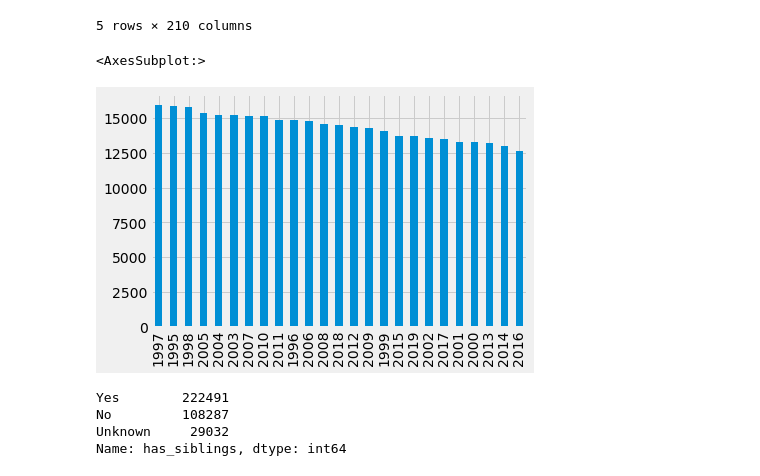
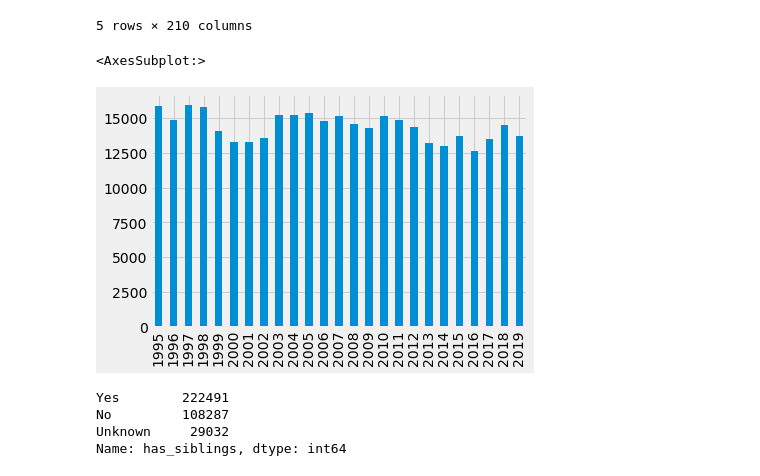
Before and after one commit to Luv2bnanook44/capstone_flatiron, a Jupyter notebook: final_notebook.ipynb, the cells around one changed output. Saved outputs shown, nothing was run; the diff lists cells and outputs as text; code cells hidden in the pictures.

```diff
--- a/final_notebook.ipynb
+++ b/final_notebook.ipynb
@@ -30,7 +33,7 @@ data.head()
 | 4 | 1995 | 0.9 | Midwest | 1 | 1 | None | Never | None | ... |
 5 rows × 210 columns
 # %%
-data.yr_adminst.value_counts().plot.bar()
+data.yr_adminst.value_counts(sort=False).plot.bar()
 # %% [output]
 <AxesSubplot:>
-[figure, old version]
+[figure, new version]
```
Also changed, not shown: parts of 199 cells of this notebook.
